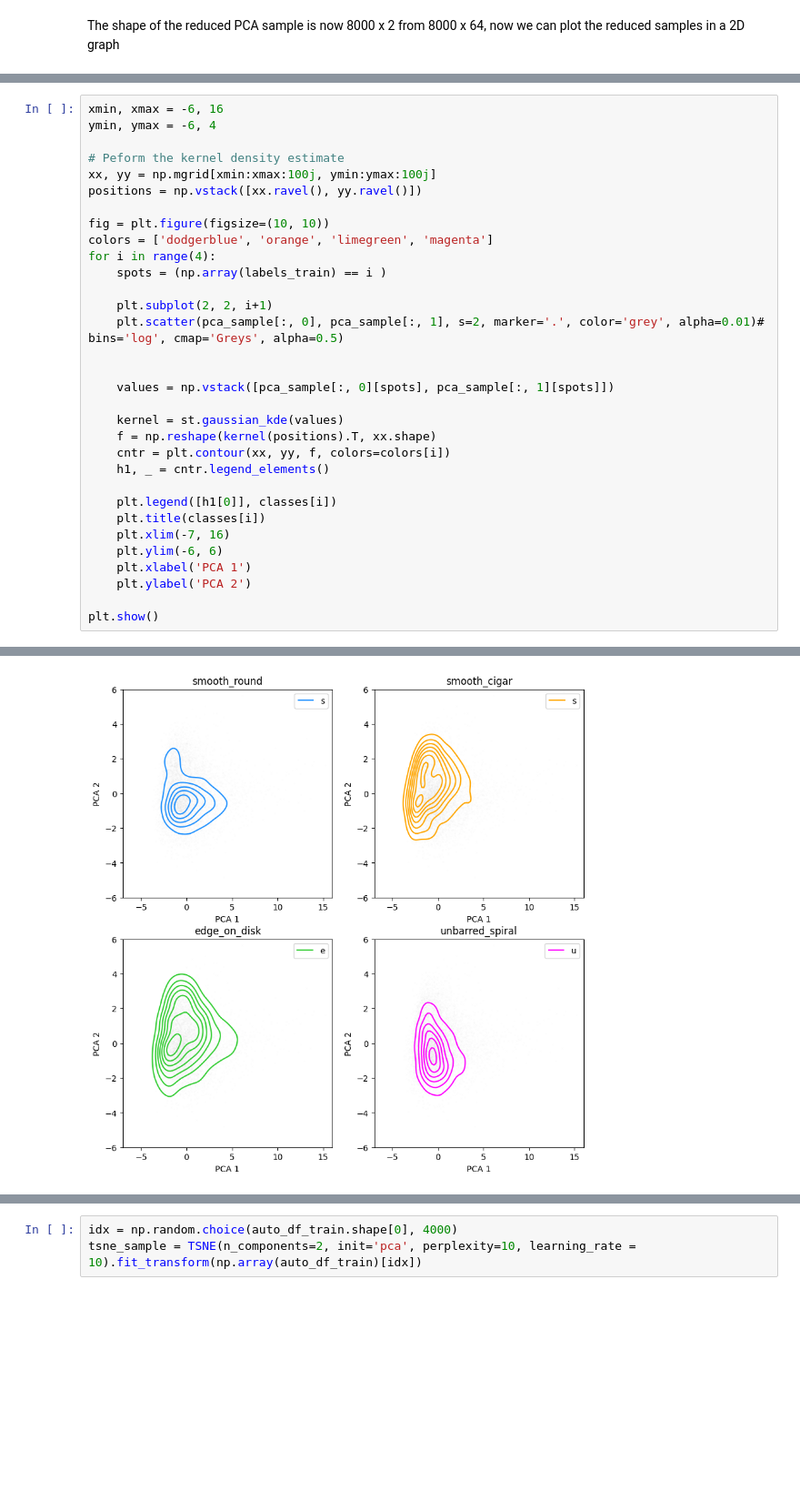
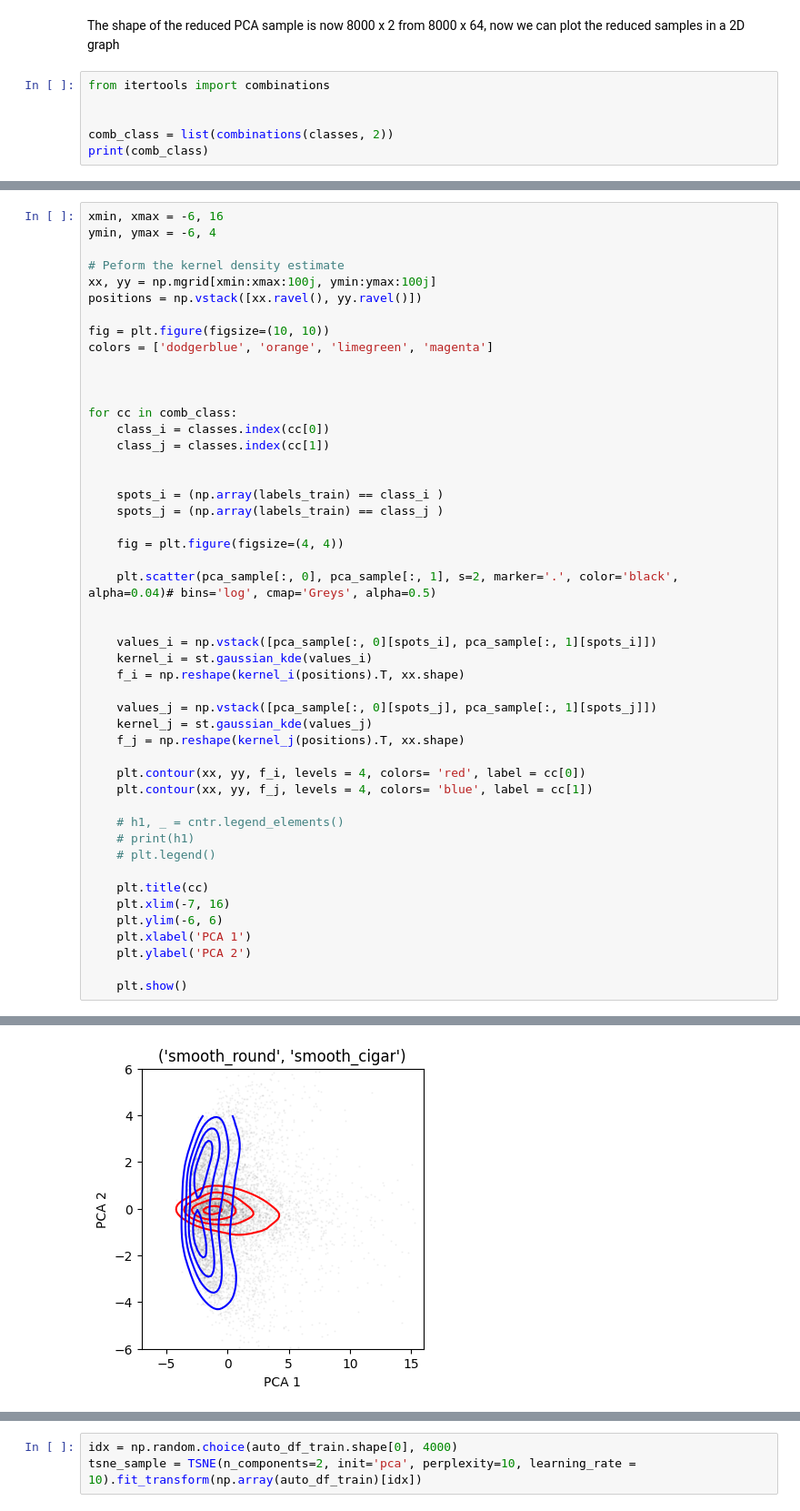
Before and after one commit to ezrafielding/galaxy-cluster, a Jupyter notebook: 3-Visualisation.ipynb, the cells around one changed output, grey strips where cells are left out. Shown at 91% size. Saved outputs shown, nothing was run; the diff lists cells and outputs as text; blank space fills up the shorter version.

```diff
--- a/3-Visualisation.ipynb
+++ b/3-Visualisation.ipynb
@@ -67,3 +85,9 @@ print(pca_sample.shape)
 (8000, 2)
 # %% [markdown]
 The shape of the reduced PCA sample is now 8000 x 2 from 8000 x 64, now we can plot the reduced samples in a 2D graph
+# %%
+from itertools import combinations
+
+
+comb_class = list(combinations(classes, 2))
+print(comb_class)
@@ -77,26 +140,42 @@ positions = np.vstack([xx.ravel(), yy.ravel()])
 
 fig = plt.figure(figsize=(10, 10))
 colors = ['dodgerblue', 'orange', 'limegreen', 'magenta']
-for i in range(4):
-    spots = (np.array(labels_train) == i )
-
-    plt.subplot(2, 2, i+1)
-    plt.scatter(pca_sample[:, 0], pca_sample[:, 1], s=2, marker='.', color='grey', alpha=0.01)# bins='log', cmap='Greys', alpha=0.5)
 
 
-    values = np.vstack([pca_sample[:, 0][spots], pca_sample[:, 1][spots]])
 
-    kernel = st.gaussian_kde(values)
-    f = np.reshape(kernel(positions).T, xx.shape)
-    cntr = plt.contour(xx, yy, f, colors=colors[i])
-    h1, _ = cntr.legend_elements()
+for cc in comb_class:
+    class_i = classes.index(cc[0])
+    class_j = classes.index(cc[1])
 
-    plt.legend([h1[0]], classes[i])
-    plt.title(classes[i])
+
+    spots_i = (np.array(labels_train) == class_i )
+    spots_j = (np.array(labels_train) == class_j )
+
+    fig = plt.figure(figsize=(4, 4))
+
+    plt.scatter(pca_sample[:, 0], pca_sample[:, 1], s=2, marker='.', color='black', alpha=0.04)# bins='log', cmap='Greys', alpha=0.5)
+
+
+    values_i = np.vstack([pca_sample[:, 0][spots_i], pca_sample[:, 1][spots_i]])
+    kernel_i = st.gaussian_kde(values_i)
+    f_i = np.reshape(kernel_i(positions).T, xx.shape)
+
+    values_j = np.vstack([pca_sample[:, 0][spots_j], pca_sample[:, 1][spots_j]])
+    kernel_j = st.gaussian_kde(values_j)
+    f_j = np.reshape(kernel_j(positions).T, xx.shape)
+
+    plt.contour(xx, yy, f_i, levels = 4, colors= 'red', label = cc[0])
+    plt.contour(xx, yy, f_j, levels = 4, colors= 'blue', label = cc[1])
+
+    # h1, _ = cntr.legend_elements()
+    # print(h1)
+    # plt.legend()
+
+    plt.title(cc)
     plt.xlim(-7, 16)
     plt.ylim(-6, 6)
     plt.xlabel('PCA 1')
     plt.ylabel('PCA 2')
 
-plt.show()
+    plt.show()
 # %% [output]
@@ -103 +183 @@ plt.show()
-[figure, old version]
+[figure, new version]
```
Also changed, not shown: parts of 17 cells of this notebook, 1 other file.
